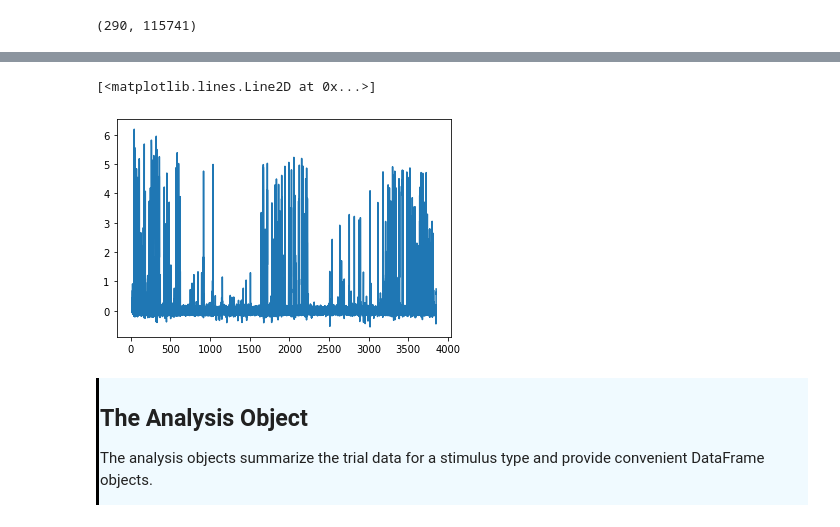
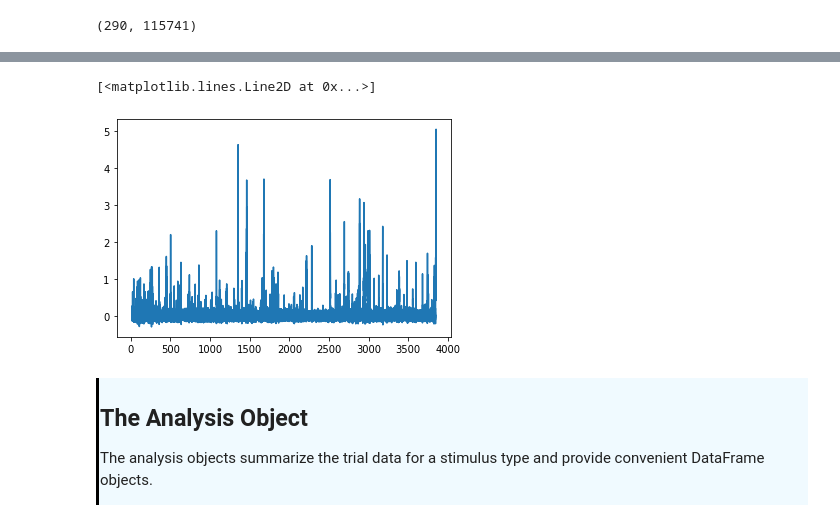
Before and after one commit to ryraut/swdb_2023, a Jupyter notebook: Day1/Day1WorkshopDraft.ipynb, the cells around one changed output, grey strips where cells are left out. Cells and saved outputs as stored; diff of their text form; code cells hidden in the pictures.

```diff
--- a/Day1/Day1WorkshopDraft.ipynb
+++ b/Day1/Day1WorkshopDraft.ipynb
@@ -319,4 +319,5 @@ gratings.dfftraces.shape
 (290, 115741)
 # %%
 cell_id = 541513979
-cell_idx = np.where(cell_id==gratings.cell_id)[0]
+cell_idx = np.where(cell_id==gratings.cell_id)[0][0]
+cell_idx
@@ -331,9 +334,9 @@ ax.imshow(all_cell,cmap =cm,interpolation = 'none')
 # %%
-this_dff = gratings.dfftraces[cell_idx][0]
+this_dff = gratings.dfftraces[cell_idx]
 plt.plot(gratings.timestamps,this_dff)
 # %% [output]
 [<matplotlib.lines.Line2D at 0x...>]
-[figure, old version]
+[figure, new version]
 # %% [markdown]
 <div style="border-left: 3px solid #000; padding: 1px; padding-left: 10px; background: #F0FAFF; ">
 <h2>The Analysis Object</h2>
```
Also changed, not shown: parts of 3 cells of this notebook.
